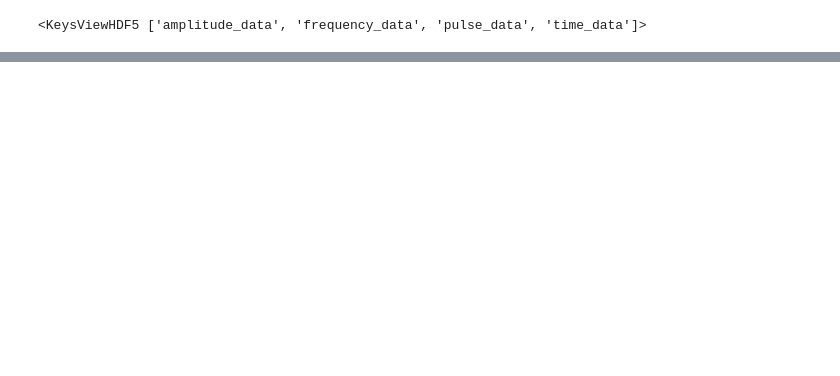
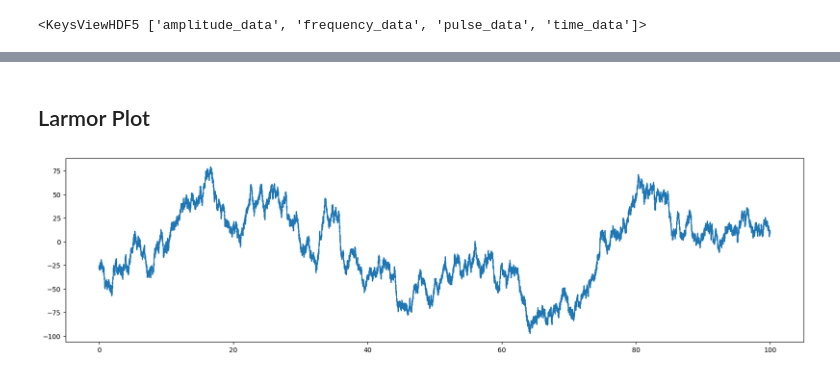
Before and after one commit to Slippery-Chickenz/qipQubitSimTools, a Jupyter notebook: example.ipynb, the cells around one changed output, grey strips where cells are left out. Saved outputs shown, nothing was run; the diff lists cells and outputs as text; code cells hidden in the pictures; blank space fills up the shorter version.

```diff
--- a/example.ipynb
+++ b/example.ipynb
@@ -138,2 +115,17 @@ plt.show()
 # %%
 f.close()
+# %% [markdown]
+## Larmor Plot
+# %%
+f = h5py.File("larmor_data.h5")
+larmor_values = f["larmor_data"]
+time_values = f["time_data"]
+# %%
+assert(isinstance(larmor_values, h5py.Dataset))
+assert(isinstance(time_values, h5py.Dataset))
+
+fig, ax = plt.subplots(figsize = (20, 5))
+ax.plot(time_values[:], larmor_values[:])
+plt.show()
+# %% [output]
+[figure, added]
```
Also changed, not shown: parts of 8 cells of this notebook, 35 other files.
